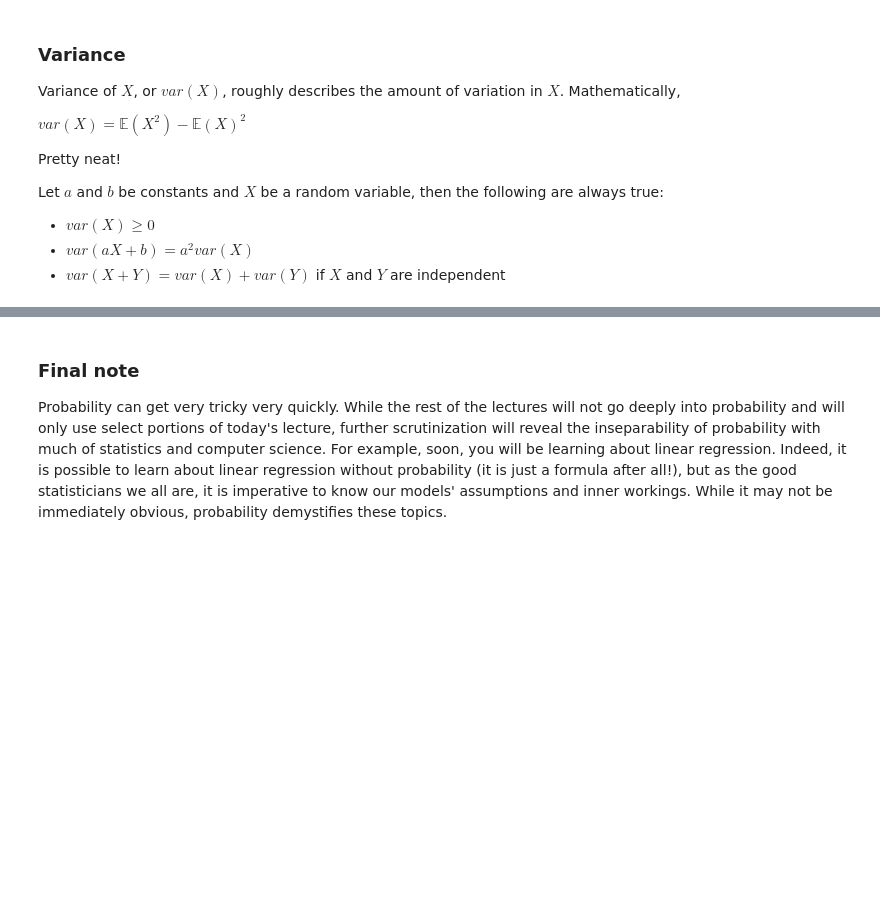
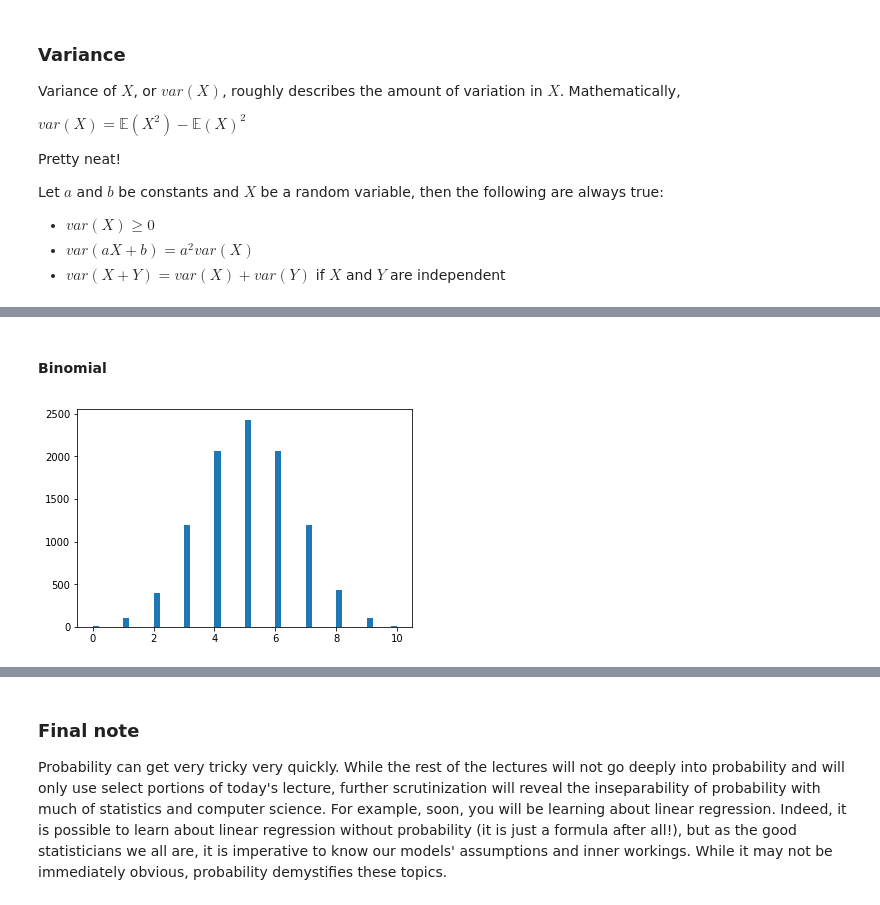
Before and after one commit to SUSA-org/Fall-2020-Career-Exploration, a Jupyter notebook: Lectures/Lecture5_Probability/Probability.ipynb, the cells around one changed output, grey strips where cells are left out. Saved outputs shown, nothing was run; the diff lists cells and outputs as text; code cells hidden in the pictures; blank space fills up the shorter version.

```diff
--- a/Lectures/Lecture5_Probability/Probability.ipynb
+++ b/Lectures/Lecture5_Probability/Probability.ipynb
@@ -154,0 +189,16 @@ If $X \sim \mathcal{N}(\mu_x, \sigma^2_x)$, $Y \sim \mathcal{N}(\mu_y, \sigma ^2
+# %% [markdown]
+#### Binomial
+# %%
+import numpy as np
+import matplotlib.pyplot as plt
+
+samples = 10000
+n = 10
+p = 0.5
+
+x = np.random.binomial(n, p, size=samples)
+bins = np.linspace(min(x), max(x), 1)
+plt.hist(x, bins = 50)
+plt.show()
+# %% [output]
+[figure, added]
```
Also changed, not shown: parts of 12 cells of this notebook, 6 other files.
